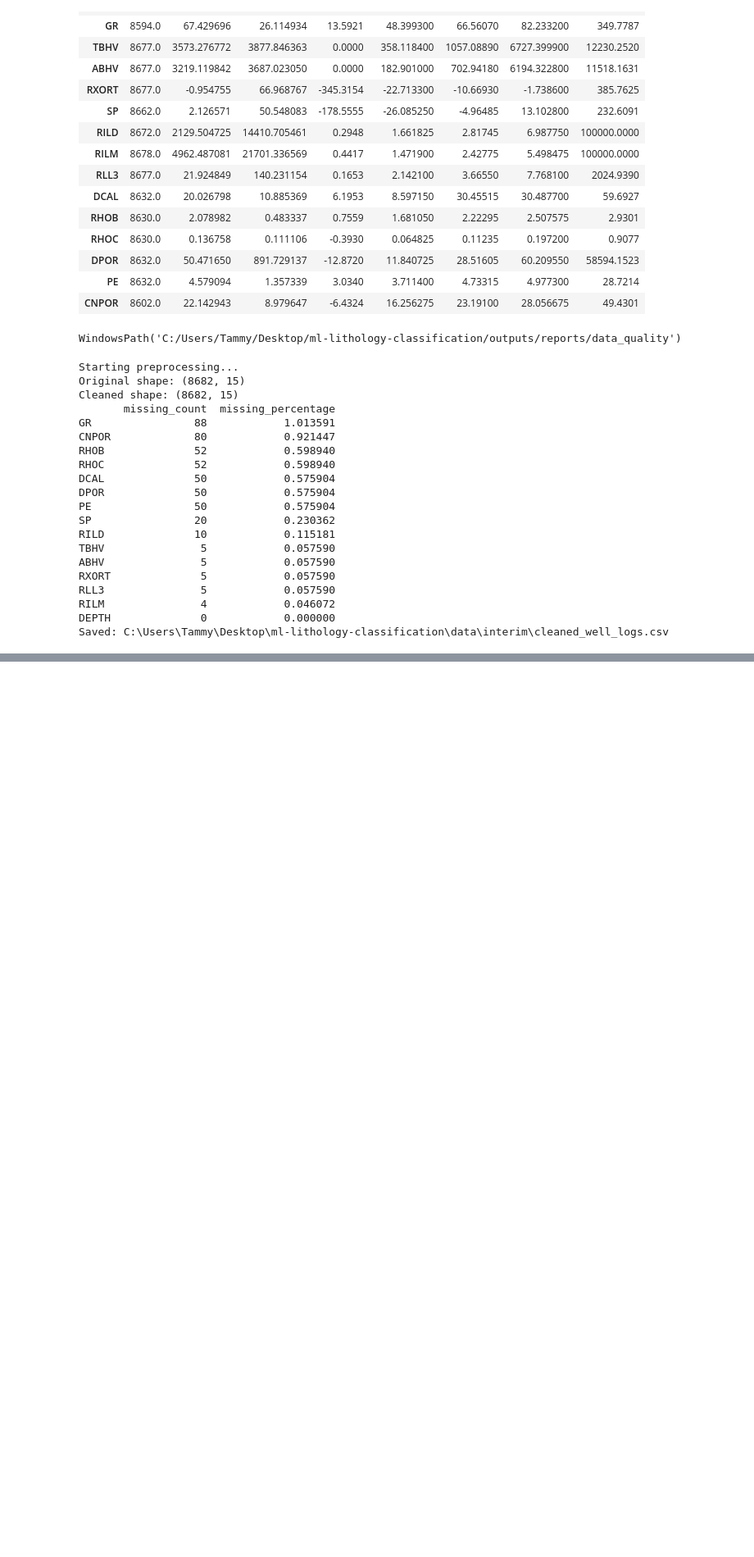
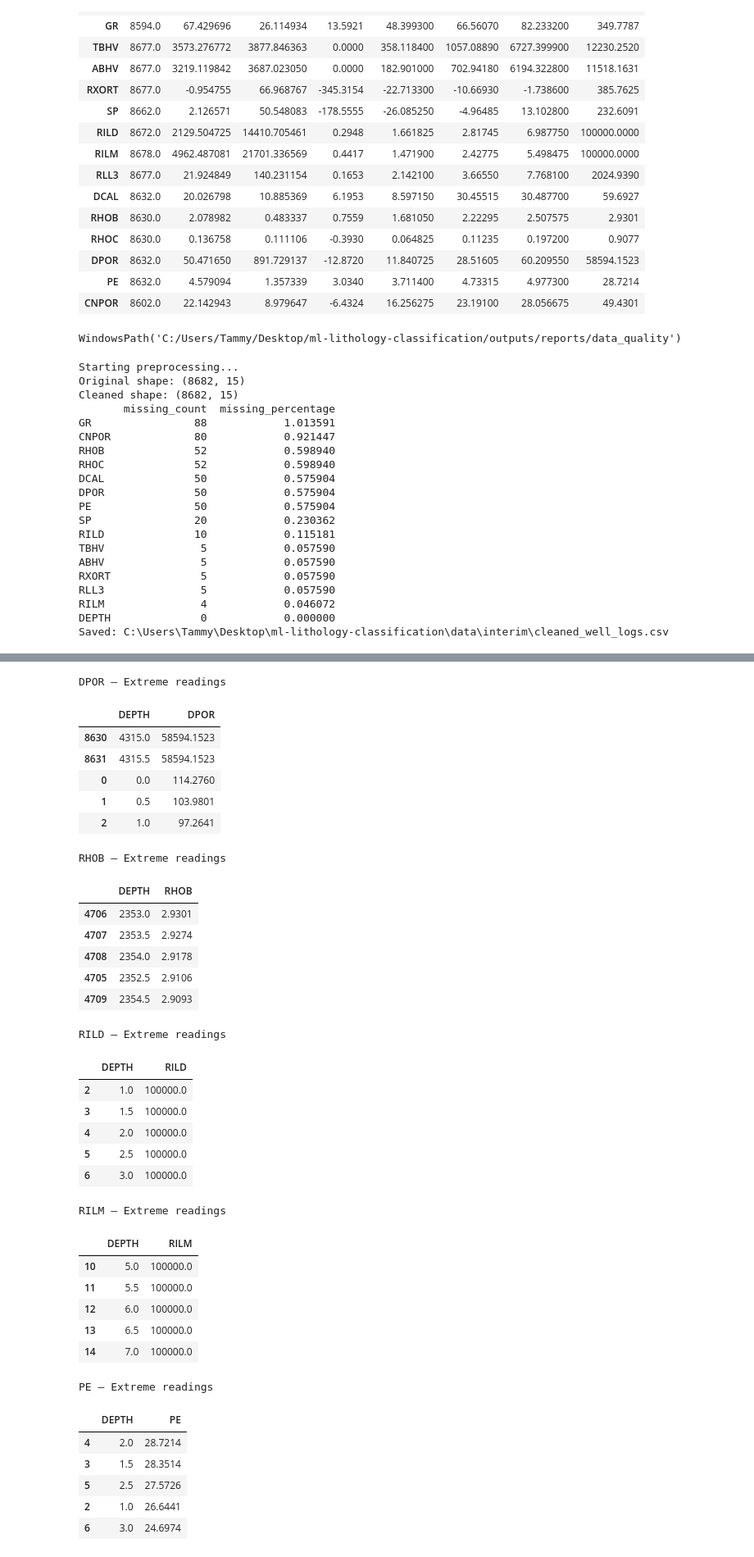
Before and after one commit to Tam-Davies/ml-lithology-classification, a Jupyter notebook: notebooks/exploratory_data_analysis.ipynb, the cells around one changed output, grey strips where cells are left out. Shown at 82% size. Drawn from its saved outputs; the diff is of its cells as text; code cells hidden in the pictures; blank space fills up the shorter version.

```diff
--- a/notebooks/exploratory_data_analysis.ipynb
+++ b/notebooks/exploratory_data_analysis.ipynb
@@ -216,0 +260,42 @@ Saved: C:\Users\Tammy\Desktop\ml-lithology-classification\data\interim\cleaned_w
+# %%
+for col in ["DPOR", "RHOB", "RILD", "RILM", "PE"]:
+    print(f"\n{col} — Extreme readings")
+    display(
+        featured_df.nlargest(5, col)[["DEPTH", col]]
+    )
+# %% [output]
+DPOR — Extreme readings
+|  | DEPTH | DPOR |
+| 8630 | 4315.0 | 58594.1523 |
+| 8631 | 4315.5 | 58594.1523 |
+| 0 | 0.0 | 114.2760 |
+| 1 | 0.5 | 103.9801 |
+| 2 | 1.0 | 97.2641 |
+RHOB — Extreme readings
+|  | DEPTH | RHOB |
+| 4706 | 2353.0 | 2.9301 |
+| 4707 | 2353.5 | 2.9274 |
+| 4708 | 2354.0 | 2.9178 |
+| 4705 | 2352.5 | 2.9106 |
+| 4709 | 2354.5 | 2.9093 |
+RILD — Extreme readings
+|  | DEPTH | RILD |
+| 2 | 1.0 | 100000.0 |
+| 3 | 1.5 | 100000.0 |
+| 4 | 2.0 | 100000.0 |
+| 5 | 2.5 | 100000.0 |
+| 6 | 3.0 | 100000.0 |
+RILM — Extreme readings
+|  | DEPTH | RILM |
+| 10 | 5.0 | 100000.0 |
+| 11 | 5.5 | 100000.0 |
+| 12 | 6.0 | 100000.0 |
+| 13 | 6.5 | 100000.0 |
+| 14 | 7.0 | 100000.0 |
+PE — Extreme readings
+|  | DEPTH | PE |
+| 4 | 2.0 | 28.7214 |
+| 3 | 1.5 | 28.3514 |
+| 5 | 2.5 | 27.5726 |
+| 2 | 1.0 | 26.6441 |
+| 6 | 3.0 | 24.6974 |
```
Also changed, not shown: parts of 5 cells of this notebook, 6 other files.
